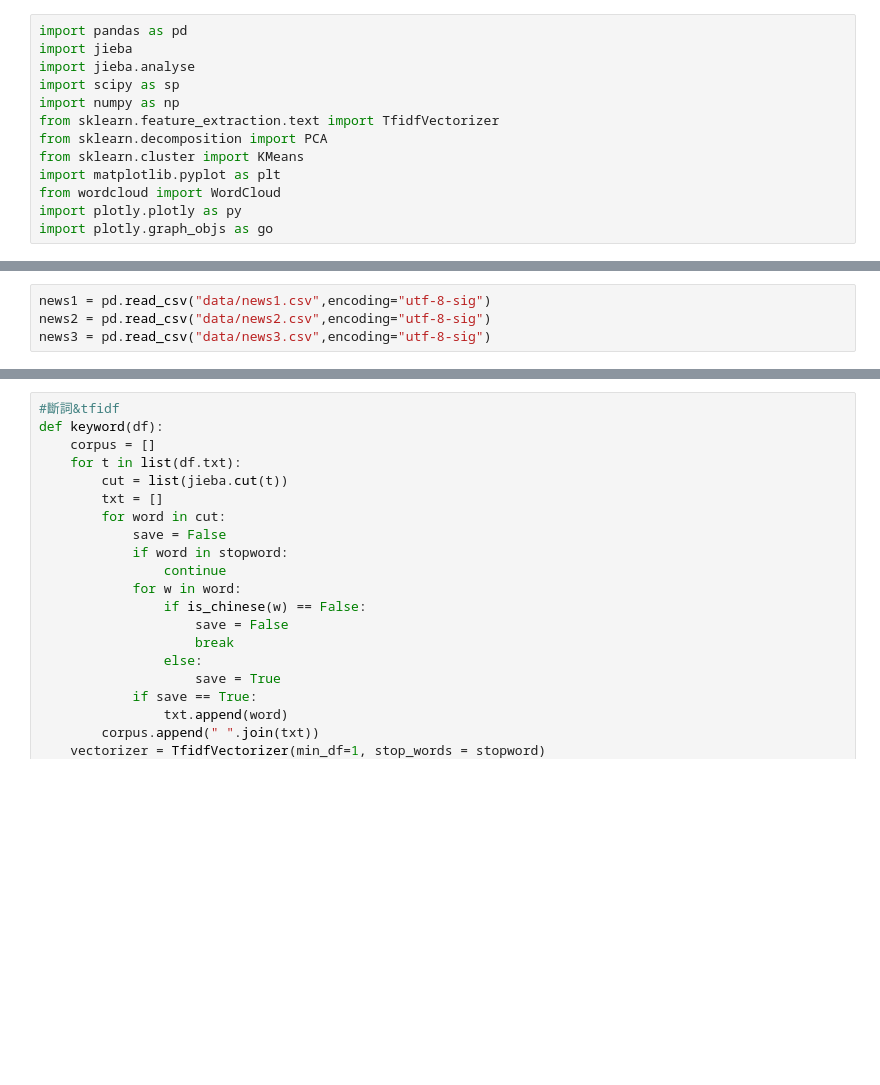
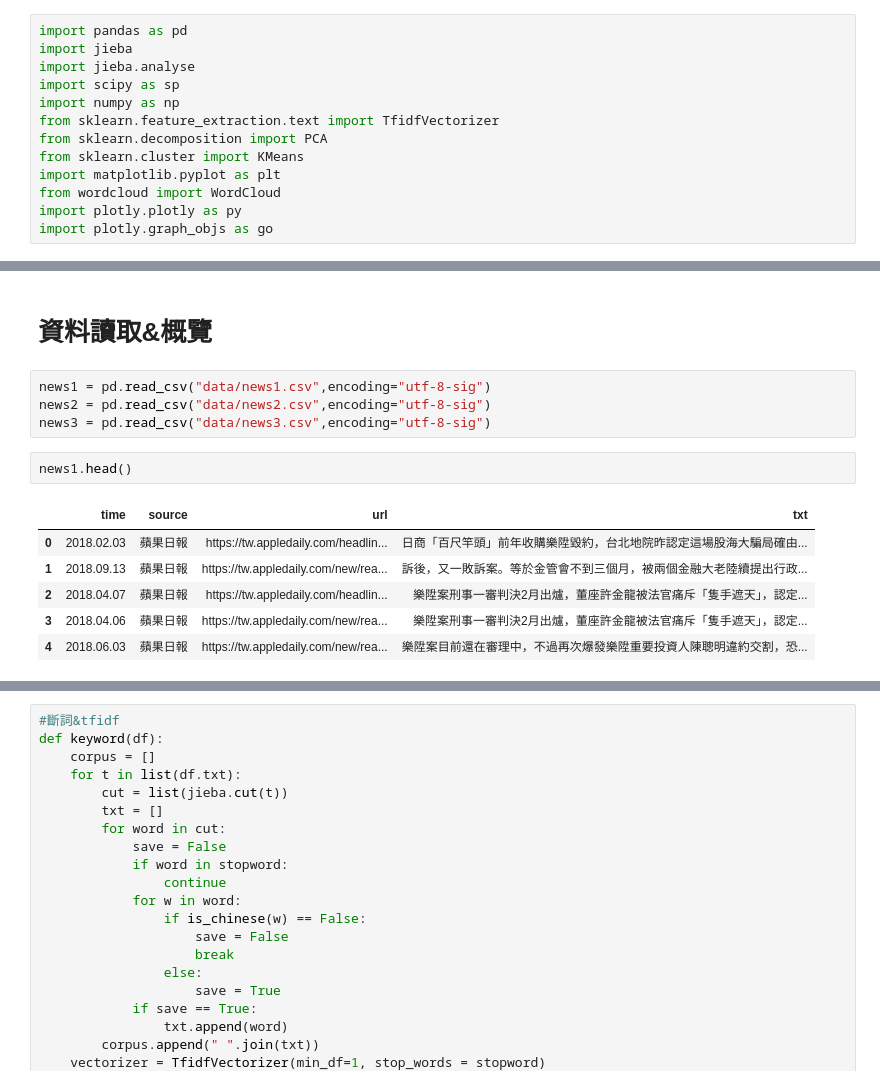
Before and after one commit to chloe8599/NTU-CSX-Project, a Jupyter notebook: week10/news.ipynb, the cells around one changed output, grey strips where cells are left out. Drawn from its saved outputs; the diff is of its cells as text; blank space fills up the shorter version.

```diff
--- a/week10/news.ipynb
+++ b/week10/news.ipynb
@@ -28,5 +30,16 @@ Loading model cost 1.163 seconds.
 Prefix dict has been built succesfully.
+# %% [markdown]
+# 資料讀取&概覽
 # %%
 news1 = pd.read_csv("data/news1.csv",encoding="utf-8-sig")
 news2 = pd.read_csv("data/news2.csv",encoding="utf-8-sig")
 news3 = pd.read_csv("data/news3.csv",encoding="utf-8-sig")
+# %%
+news1.head()
+# %% [output]
+|  | time | source | url | txt |
+| 0 | 2018.02.03 | 蘋果日報 | https://tw.appledaily.com/headlin... | 日商「百尺竿頭」前年收購樂陞毀約，台北地院昨認定這場股海大騙局確由... |
+| 1 | 2018.09.13 | 蘋果日報 | https://tw.appledaily.com/new/rea... | 訴後，又一敗訴案。等於金管會不到三個月，被兩個金融大老陸續提出行政... |
+| 2 | 2018.04.07 | 蘋果日報 | https://tw.appledaily.com/headlin... | 樂陞案刑事一審判決2月出爐，董座許金龍被法官痛斥「隻手遮天」，認定... |
+| 3 | 2018.04.06 | 蘋果日報 | https://tw.appledaily.com/new/rea... | 樂陞案刑事一審判決2月出爐，董座許金龍被法官痛斥「隻手遮天」，認定... |
+| 4 | 2018.06.03 | 蘋果日報 | https://tw.appledaily.com/new/rea... | 樂陞案目前還在審理中，不過再次爆發樂陞重要投資人陳聰明違約交割，恐... |
```
Also changed, not shown: parts of 12 cells of this notebook, 6 other files.
